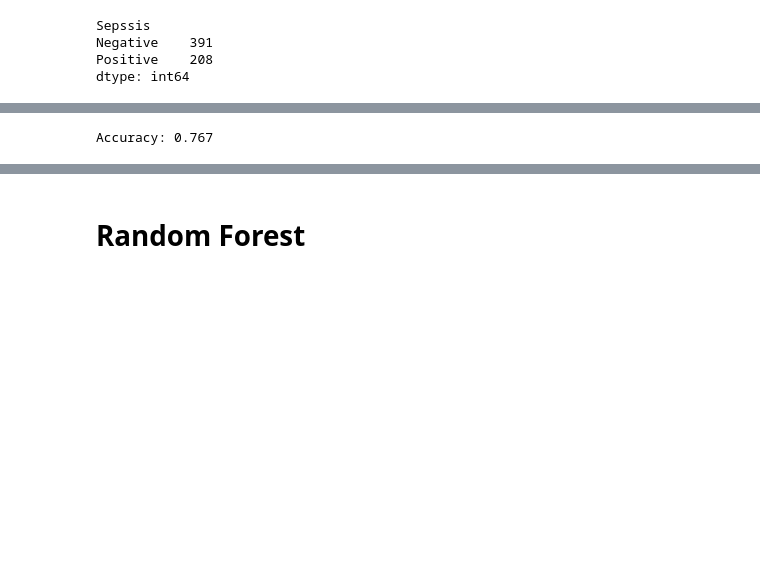
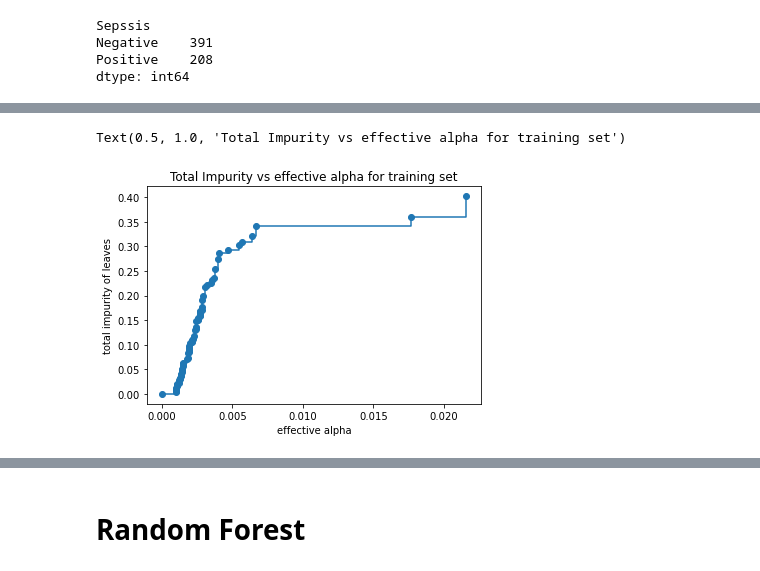
Before and after one commit to nilvng/COSC2573-ML, a Jupyter notebook: A1/tree_only.ipynb, the cells around one changed output, grey strips where cells are left out. Drawn from its saved outputs; the diff is of its cells as text; code cells hidden in the pictures; blank space fills up the shorter version.

```diff
--- a/A1/tree_only.ipynb
+++ b/A1/tree_only.ipynb
@@ -41,3 +53,12 @@ Sepssis
 Negative    391
 Positive    208
 dtype: int64
+# %%
+# Encode target value
+
+from sklearn.preprocessing import LabelEncoder
+
+label_encoder = LabelEncoder()
+Y = label_encoder.fit_transform(Y.to_numpy().ravel())
+
+print(Y[:5])
@@ -55,20 +78,33 @@ Train Y:  (479, 1)
-# %%
-from sklearn.tree import DecisionTreeClassifier
-from sklearn import tree
-from sklearn import metrics
-dtf = DecisionTreeClassifier(criterion="gini",max_features=5/6, max_depth=5,
-random_state=3, class_weight={"Negative":0.22, "Positive": 0.78})
-# fit model
-
-dtf.fit(X_train, y_train)
-# make predictions
-
-yhat = dtf.predict(X_test)
-
-# calculate accuracy
-
-accuracy = metrics.accuracy_score(yhat, y_test)
-
-print('Accuracy: %.3f' % dtf.score(X_test, y_test))
-# %% [output]
-Accuracy: 0.767
+# %%
+# define pipeline
+from sklearn.model_selection import GridSearchCV
+from sklearn.model_selection import cross_val_score
+from sklearn.model_selection import RepeatedStratifiedKFold
+from sklearn.tree import DecisionTreeClassifier
+from sklearn import tree
+from sklearn import metrics
+
+from imblearn.pipeline import Pipeline
+from imblearn.over_sampling import ADASYN, SVMSMOTE, SMOTE
+from imblearn.under_sampling import NeighbourhoodCleaningRule, RandomUnderSampler
+
+over = SVMSMOTE(sampling_strategy="minority")
+# under = NeighbourhoodCleaningRule(n_neighbors=4, threshold_cleaning=0.5)
+# under = RandomUnderSampler(random_state=1)
+
+dtree_model = DecisionTreeClassifier(max_features="sqrt", random_state=4, ccp_alpha=0.0032)
+steps = [('over', over),('model', dtree_model)]
+pipeline = Pipeline(steps=steps)
+
+X_train_over, y_train_over = over.fit_resample(X_train, y_train)
+path = dtree_model.cost_complexity_pruning_path(X_train_over, y_train_over)
+ccp_alphas, impurities = path.ccp_alphas, path.impurities
+# %%
+fig, ax = plt.subplots()
+ax.plot(ccp_alphas[:-1], impurities[:-1], marker="o", drawstyle="steps-post")
+ax.set_xlabel("effective alpha")
+ax.set_ylabel("total impurity of leaves")
+ax.set_title("Total Impurity vs effective alpha for training set")
+# %% [output]
+Text(0.5, 1.0, 'Total Impurity vs effective alpha for training set')
+[figure, added]
```
Also changed, not shown: parts of 18 cells of this notebook, 2 other files.
